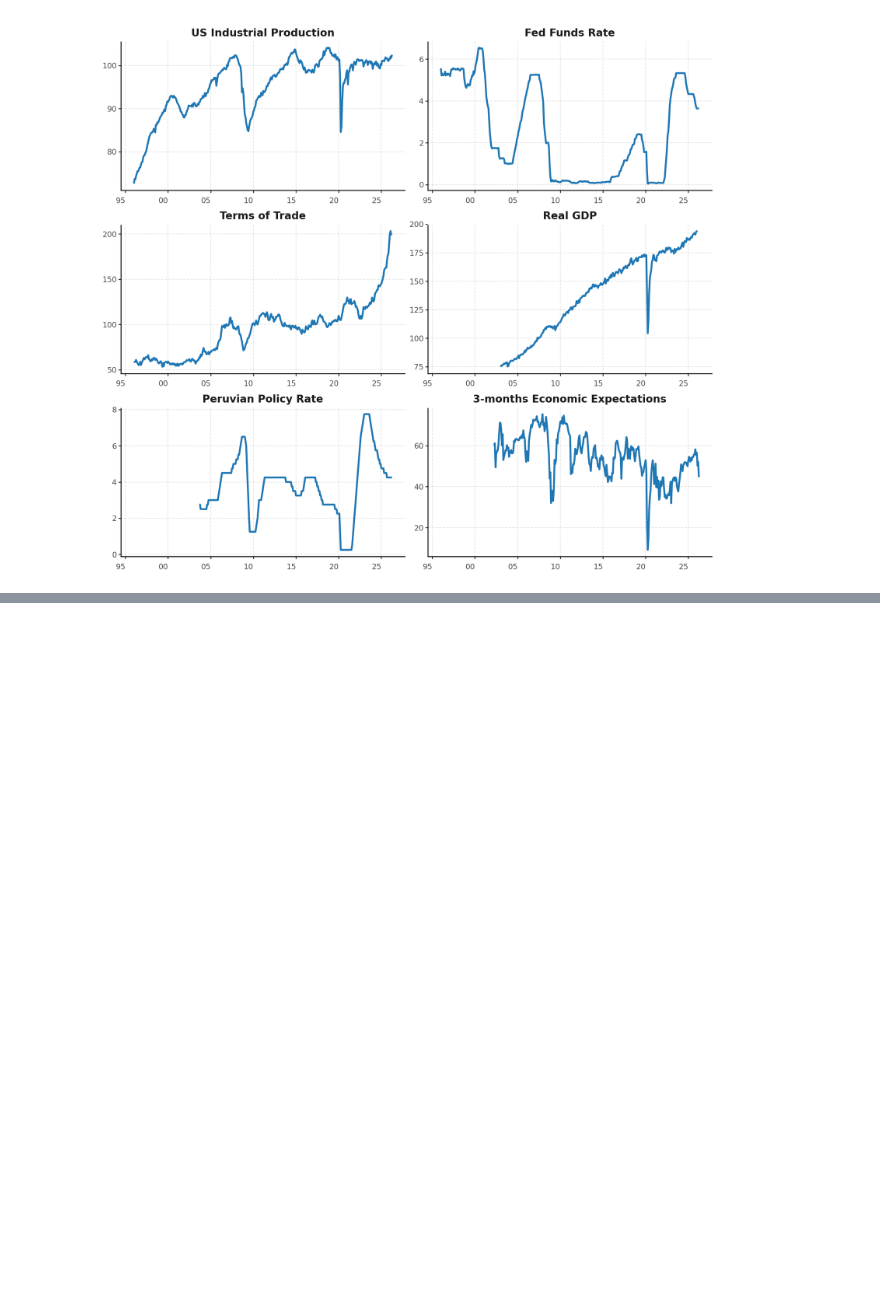
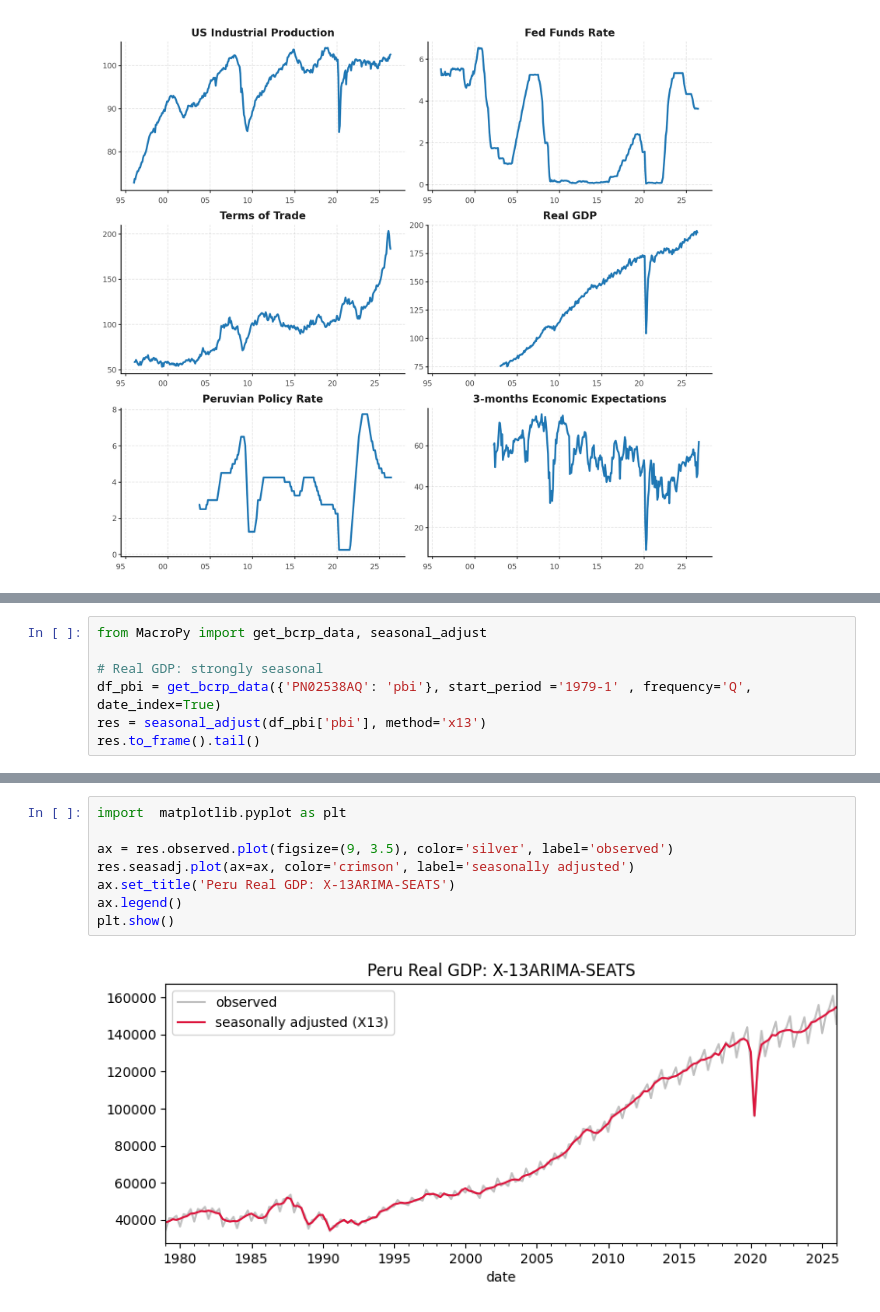
Before and after one commit to RenatoVassallo/MacroPy, a Jupyter notebook: tutorials/tutorial_api.ipynb, the cells around one changed output, grey strips where cells are left out. Drawn from its saved outputs; the diff is of its cells as text; blank space fills up the shorter version.

Commit message:
add x13 seasonal adjustment; new version 0.1.11

```diff
--- a/tutorials/tutorial_api.ipynb
+++ b/tutorials/tutorial_api.ipynb
@@ -82,0 +89,7 @@ generate_series_plot(yy=df_monthly[series_names], yy_dates=df_monthly["date"], s
+# %%
+from MacroPy import get_bcrp_data, seasonal_adjust
+
+# Real GDP: strongly seasonal
+df_pbi = get_bcrp_data({'PN02538AQ': 'pbi'}, start_period ='1979-1' , frequency='Q', date_index=True)
+res = seasonal_adjust(df_pbi['pbi'], method='x13')
+res.to_frame().tail()
@@ -82,0 +104,10 @@ generate_series_plot(yy=df_monthly[series_names], yy_dates=df_monthly["date"], s
+# %%
+import  matplotlib.pyplot as plt
+
+ax = res.observed.plot(figsize=(9, 3.5), color='silver', label='observed')
+res.seasadj.plot(ax=ax, color='crimson', label='seasonally adjusted')
+ax.set_title('Peru Real GDP: X-13ARIMA-SEATS')
+ax.legend()
+plt.show()
+# %% [output]
+[figure, added]
```
Also changed, not shown: parts of 3 cells of this notebook, 15 other files.
